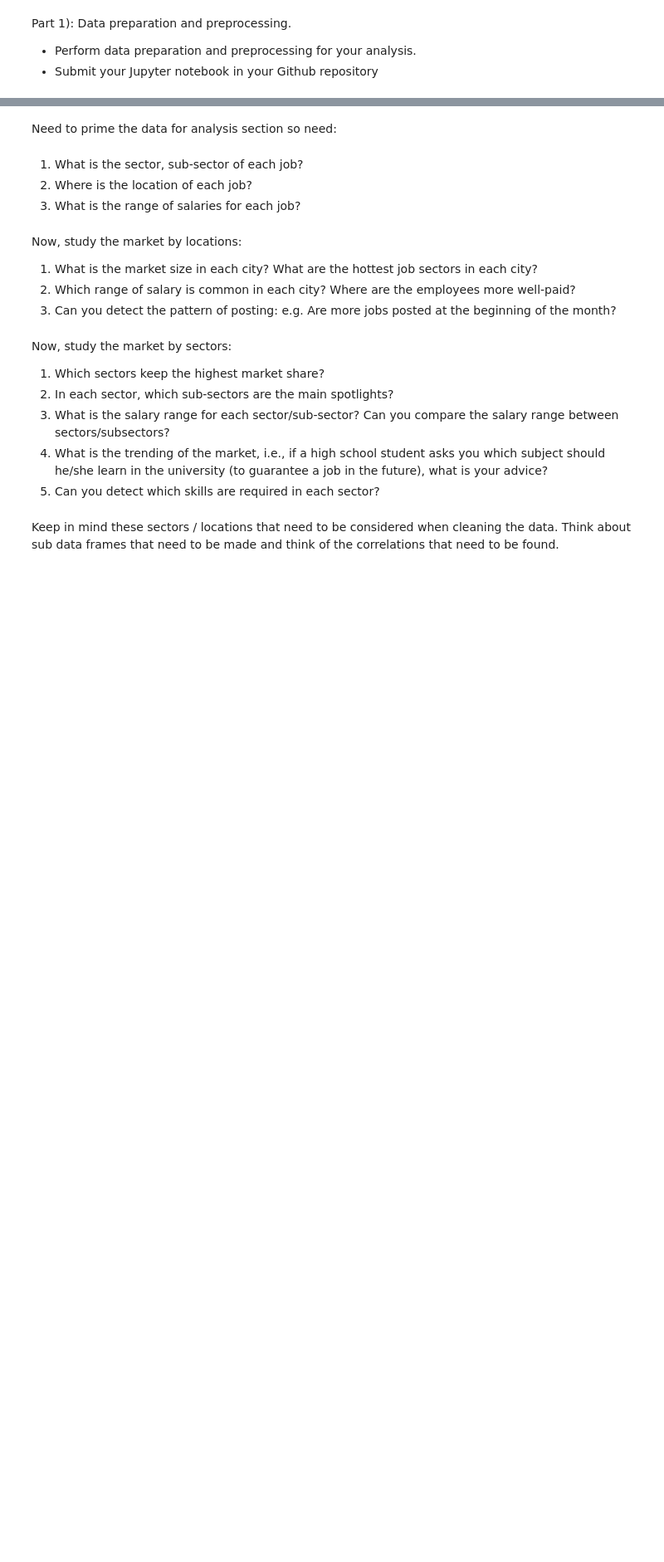
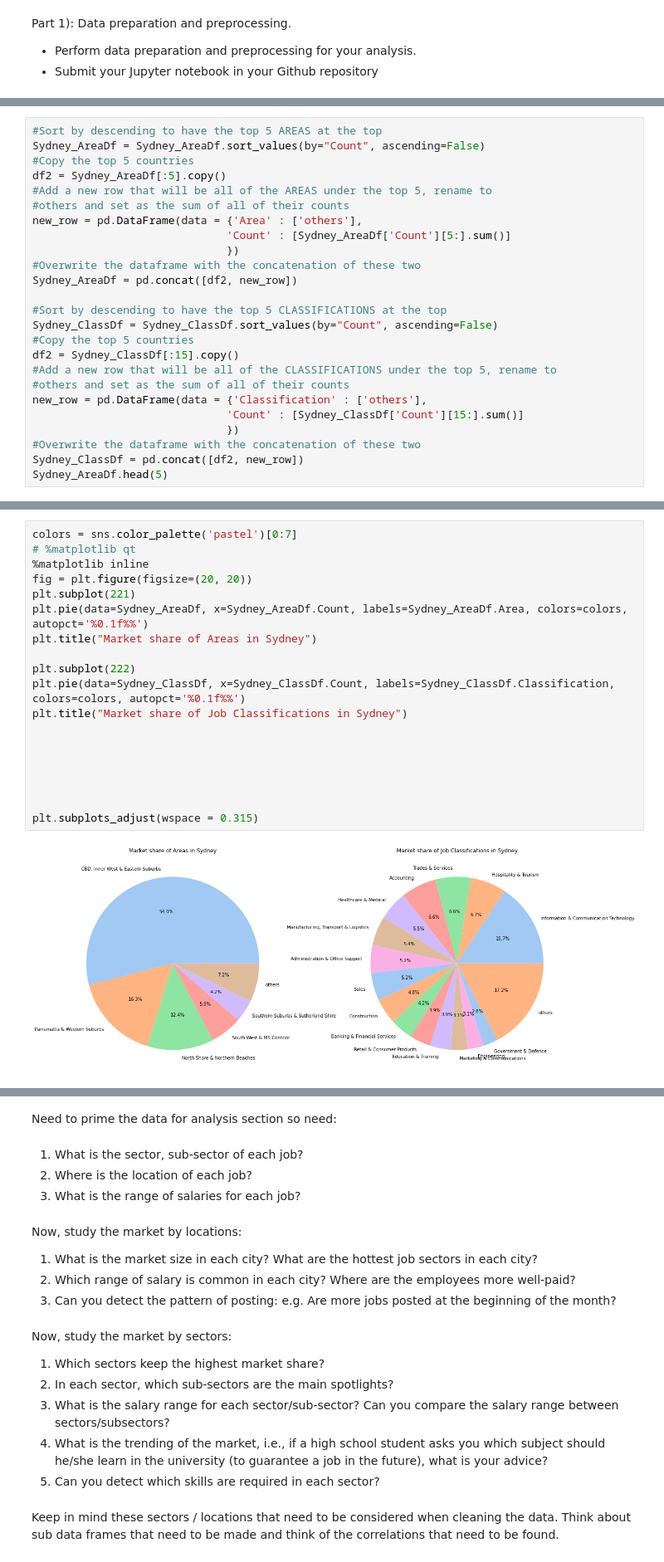
Before and after one commit to JessyBarber/Big-Data-Analysis, a Jupyter notebook: Assignment/Big Data Assignment.ipynb, the cells around one changed output, grey strips where cells are left out. Shown at 83% size. Saved outputs shown, nothing was run; the diff lists cells and outputs as text; blank space fills up the shorter version.

```diff
--- a/Assignment/Big Data Assignment.ipynb
+++ b/Assignment/Big Data Assignment.ipynb
@@ -50,0 +208,25 @@ pandas.core.indexes.base.Index
+# %%
+#Sort by descending to have the top 5 AREAS at the top
+Sydney_AreaDf = Sydney_AreaDf.sort_values(by="Count", ascending=False)
+#Copy the top 5 countries
+df2 = Sydney_AreaDf[:5].copy()
+#Add a new row that will be all of the AREAS under the top 5, rename to
+#others and set as the sum of all of their counts
+new_row = pd.DataFrame(data = {'Area' : ['others'],
+                              'Count' : [Sydney_AreaDf['Count'][5:].sum()]
+                              })
+#Overwrite the dataframe with the concatenation of these two
+Sydney_AreaDf = pd.concat([df2, new_row])
+
+#Sort by descending to have the top 5 CLASSIFICATIONS at the top
+Sydney_ClassDf = Sydney_ClassDf.sort_values(by="Count", ascending=False)
+#Copy the top 5 countries
+df2 = Sydney_ClassDf[:15].copy()
+#Add a new row that will be all of the CLASSIFICATIONS under the top 5, rename to
+#others and set as the sum of all of their counts
+new_row = pd.DataFrame(data = {'Classification' : ['others'],
+                              'Count' : [Sydney_ClassDf['Count'][15:].sum()]
+                              })
+#Overwrite the dataframe with the concatenation of these two
+Sydney_ClassDf = pd.concat([df2, new_row])
+Sydney_AreaDf.head(5)
@@ -50,0 +254,21 @@ pandas.core.indexes.base.Index
+# %%
+colors = sns.color_palette('pastel')[0:7]
+# %matplotlib qt
+%matplotlib inline
+fig = plt.figure(figsize=(20, 20))
+plt.subplot(221)
+plt.pie(data=Sydney_AreaDf, x=Sydney_AreaDf.Count, labels=Sydney_AreaDf.Area, colors=colors, autopct='%0.1f%%')
+plt.title("Market share of Areas in Sydney")
+
+plt.subplot(222)
+plt.pie(data=Sydney_ClassDf, x=Sydney_ClassDf.Count, labels=Sydney_ClassDf.Classification, colors=colors, autopct='%0.1f%%')
+plt.title("Market share of Job Classifications in Sydney")
+
+
+
+
+
+
+plt.subplots_adjust(wspace = 0.315)
+# %% [output]
+[figure, added]
```
Also changed, not shown: parts of 22 cells of this notebook.
